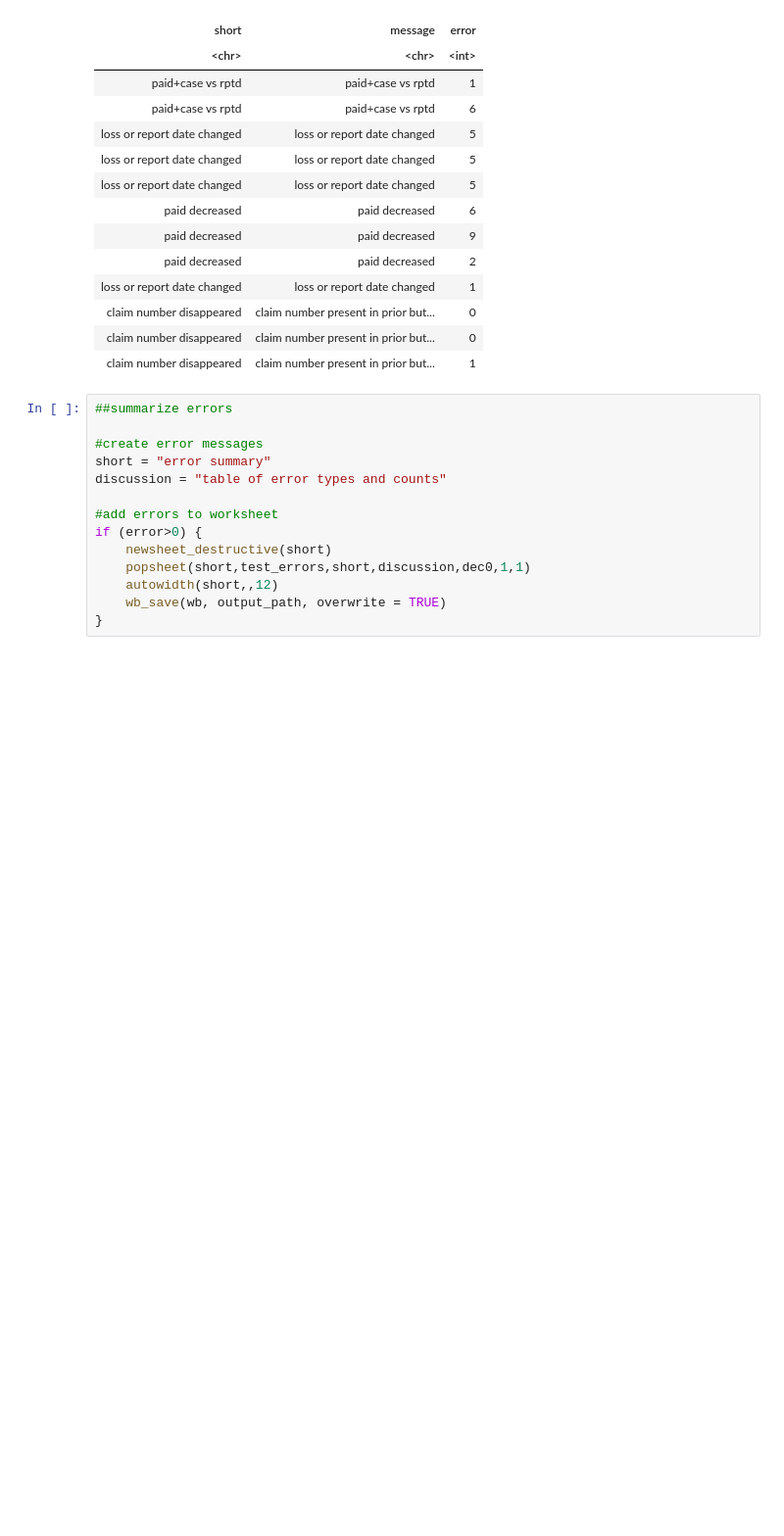
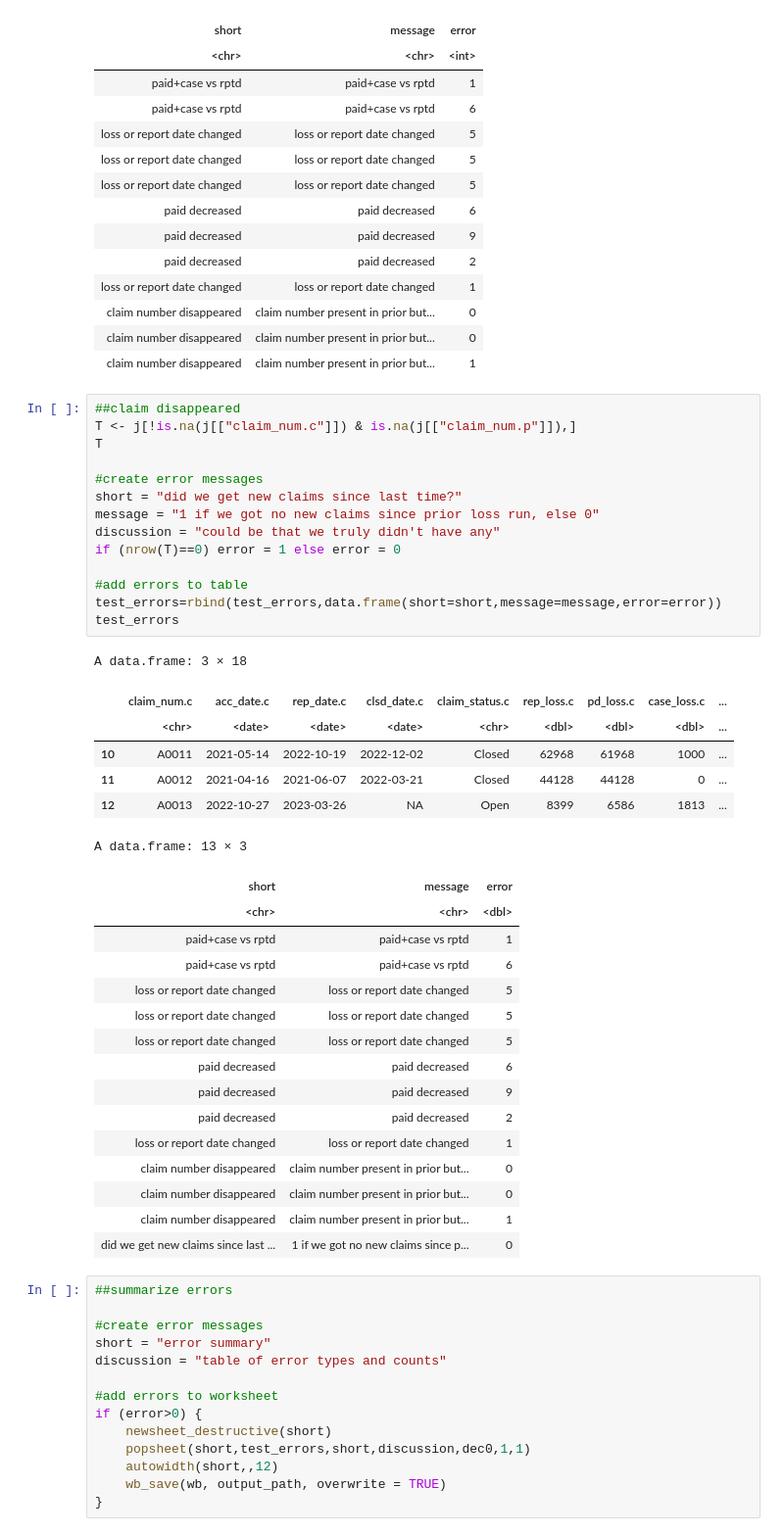
Before and after one commit to Dim-Alps-201/KP, a Jupyter notebook: loss run exercise.ipynb, the cells around one changed output. Shown at 98% size. Saved outputs shown, nothing was run; the diff lists cells and outputs as text; blank space fills up the shorter version.

Commit message:
finished round 1 of tests

```diff
--- a/loss run exercise.ipynb
+++ b/loss run exercise.ipynb
@@ -718,6 +718,43 @@ A data.frame: 12 × 3
 | claim number disappeared | claim number present in prior but... | 0 |
 | claim number disappeared | claim number present in prior but... | 0 |
 | claim number disappeared | claim number present in prior but... | 1 |
+# %%
+##claim disappeared
+T <- j[!is.na(j[["claim_num.c"]]) & is.na(j[["claim_num.p"]]),]
+T
+
+#create error messages
+short = "did we get new claims since last time?"
+message = "1 if we got no new claims since prior loss run, else 0"
+discussion = "could be that we truly didn't have any"
+if (nrow(T)==0) error = 1 else error = 0
+
+#add errors to table
+test_errors=rbind(test_errors,data.frame(short=short,message=message,error=error))
+test_errors
+# %% [output]
+A data.frame: 3 × 18
+|  | claim_num.c | acc_date.c | rep_date.c | clsd_date.c | claim_status.c | rep_loss.c | pd_loss.c | case_loss.c | ... |
+|  | <chr> | <date> | <date> | <date> | <chr> | <dbl> | <dbl> | <dbl> | ... |
+| 10 | A0011 | 2021-05-14 | 2022-10-19 | 2022-12-02 | Closed | 62968 | 61968 | 1000 | ... |
+| 11 | A0012 | 2021-04-16 | 2021-06-07 | 2022-03-21 | Closed | 44128 | 44128 | 0 | ... |
+| 12 | A0013 | 2022-10-27 | 2023-03-26 | NA | Open | 8399 | 6586 | 1813 | ... |
+A data.frame: 13 × 3
+| short | message | error |
+| <chr> | <chr> | <dbl> |
+| paid+case vs rptd | paid+case vs rptd | 1 |
+| paid+case vs rptd | paid+case vs rptd | 6 |
+| loss or report date changed | loss or report date changed | 5 |
+| loss or report date changed | loss or report date changed | 5 |
+| loss or report date changed | loss or report date changed | 5 |
+| paid decreased | paid decreased | 6 |
+| paid decreased | paid decreased | 9 |
+| paid decreased | paid decreased | 2 |
+| loss or report date changed | loss or report date changed | 1 |
+| claim number disappeared | claim number present in prior but... | 0 |
+| claim number disappeared | claim number present in prior but... | 0 |
+| claim number disappeared | claim number present in prior but... | 1 |
+| did we get new claims since last ... | 1 if we got no new claims since p... | 0 |
 # %%
 ##summarize errors
 
```
Also changed, not shown: 2 other files.
